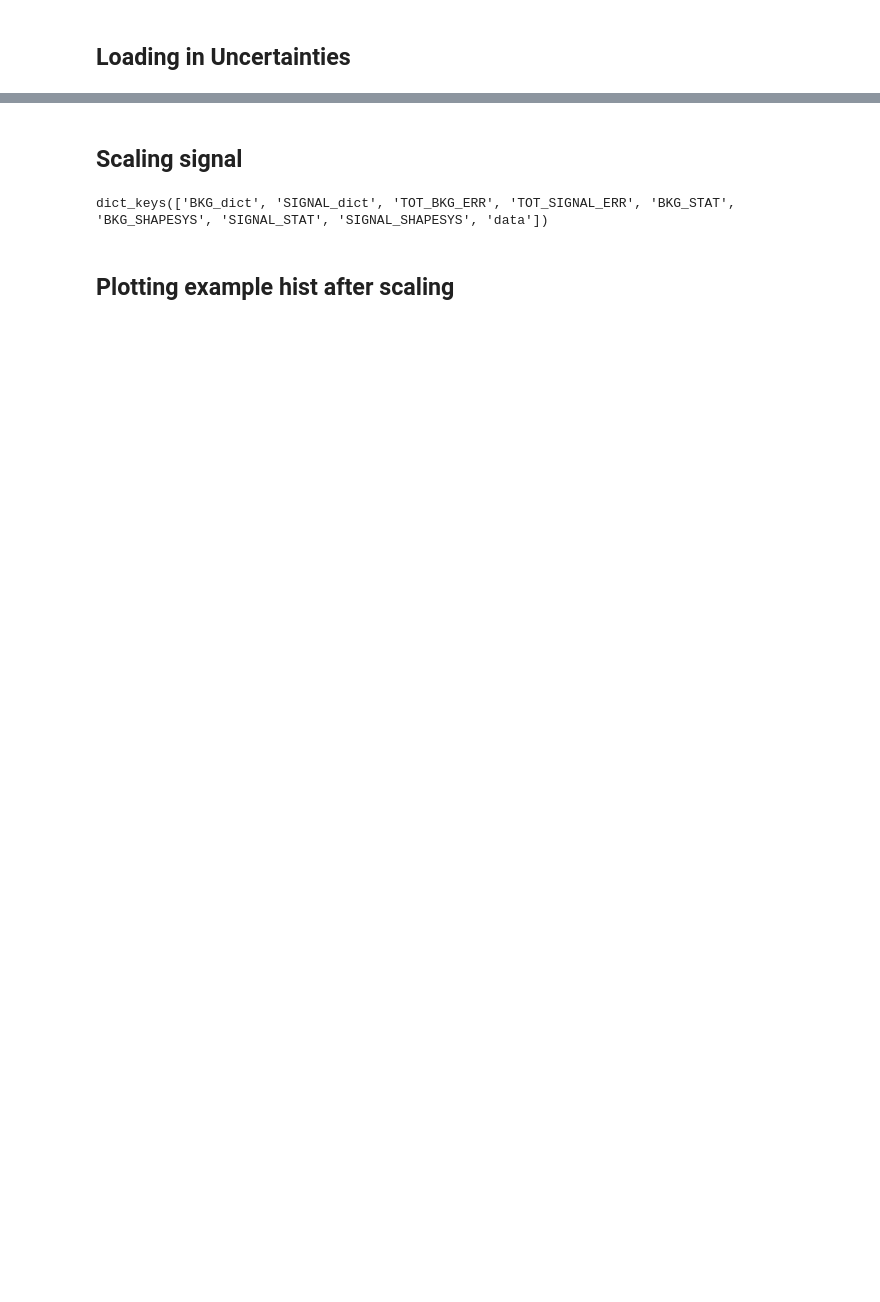
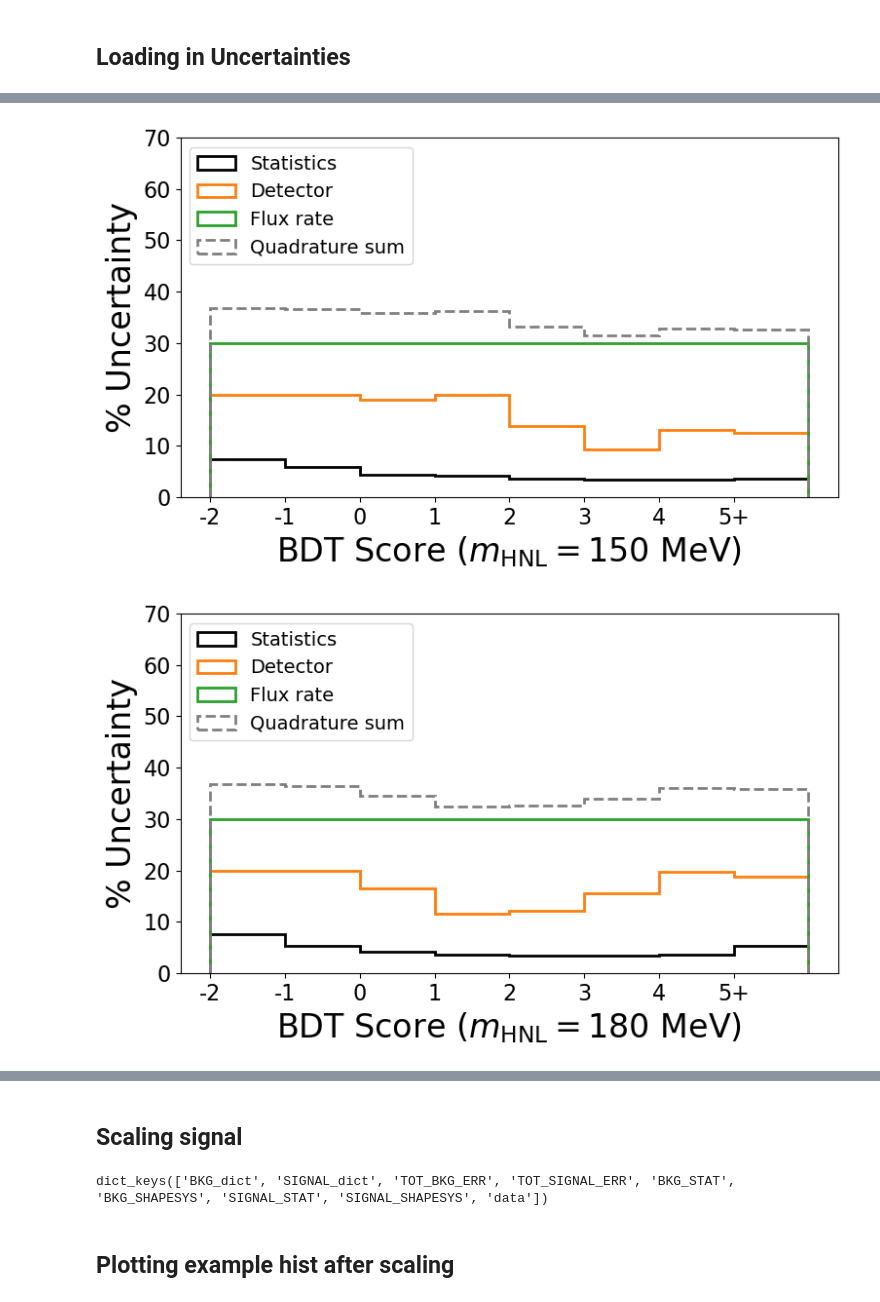
Before and after one commit to dmarsden01/uboone_HNL_analysis, a Jupyter notebook: 4_pyhf_limit.ipynb, the cells around one changed output, grey strips where cells are left out. Saved outputs shown, nothing was run; the diff lists cells and outputs as text; code cells hidden in the pictures; blank space fills up the shorter version.

```diff
--- a/4_pyhf_limit.ipynb
+++ b/4_pyhf_limit.ipynb
@@ -80,8 +82,8 @@ def Calculate_total_uncertainty(Params, hist_dict, zero_bins_errs): #Takes the d
     for HNL_mass in hist_dict:
         bkg_stat_err_dict, bkg_sys_err_dict = {}, {} #Clean for each mass point
         for name in bkg_sample_names:
-            bkg_stat_err_dict[name]=hist_dict[HNL_mass][name].errors() #Load in stat error from error saved in hist
-        sig_stat_err = hist_dict[HNL_mass]['signal'].errors()
+            bkg_stat_err_dict[name]=np.add(hist_dict[HNL_mass][name].errors(),zero_bins_errs[HNL_mass][name])
+        sig_stat_err = np.add(hist_dict[HNL_mass]['signal'].errors(), zero_bins_errs[HNL_mass]['signal'])
         if Params["Stats_only"] == True: #Set all systematic errors to zero
             for name in bkg_sample_names:
                 bkg_sys_err_dict[name] = np.zeros_like(hist_dict[HNL_mass][name].errors())
@@ -107,7 +109,7 @@ def Calculate_total_uncertainty(Params, hist_dict, zero_bins_errs): #Takes the d
         #Evaluating final stat+sys errors
         bkg_stat_plus_sys_dict={}
         for name in bkg_sample_names:
-            bkg_stat_plus_sys_dict[name]=Functions.add_all_errors([bkg_stat_err_dict[name],bkg_sys_err_dict[name],zero_bins_errs[HNL_mass][name]])
+            bkg_stat_plus_sys_dict[name]=Functions.add_all_errors([bkg_stat_err_dict[name],bkg_sys_err_dict[name]])
 
         total_bkg_err = Functions.add_all_errors_dict(bkg_stat_plus_sys_dict) #Now adding the errors of overlay, EXT and dirt in quadrature
         total_sig_err = Functions.add_all_errors([sig_stat_err,sig_sys_err])
@@ -286,0 +509,7 @@ def create_model_dict_split(Total_dict, debug=False): #Creating a model where th
+# %%
+plot_signal_total_unc_contributions(hist_dict, sig_stat_to_use, bins_overflow, bins_cents, xticks_dict, vals_dict,
+                                    Params_pyhf,Unc_colors, Run=Run, KDAR_unc=Params_pyhf["Signal_flux_error"],
+                                    plot_total=True, savefigs=False)
+# %% [output]
+[figure, new version]
+[figure, new version]
```
Also changed, not shown: parts of 31 cells of this notebook, 8 other files.
